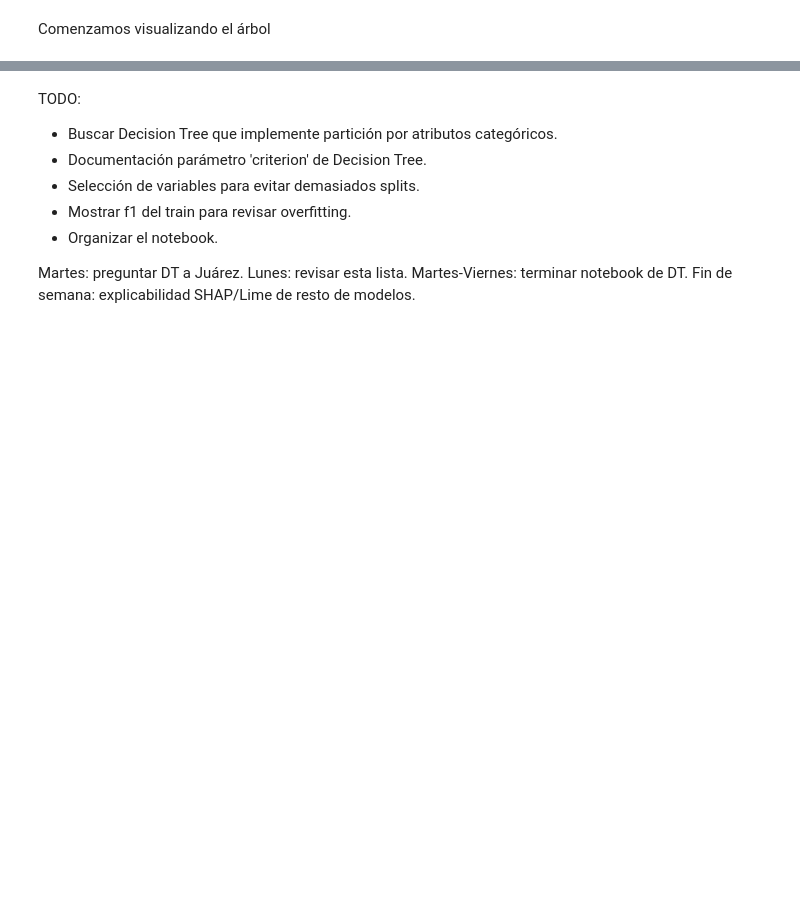
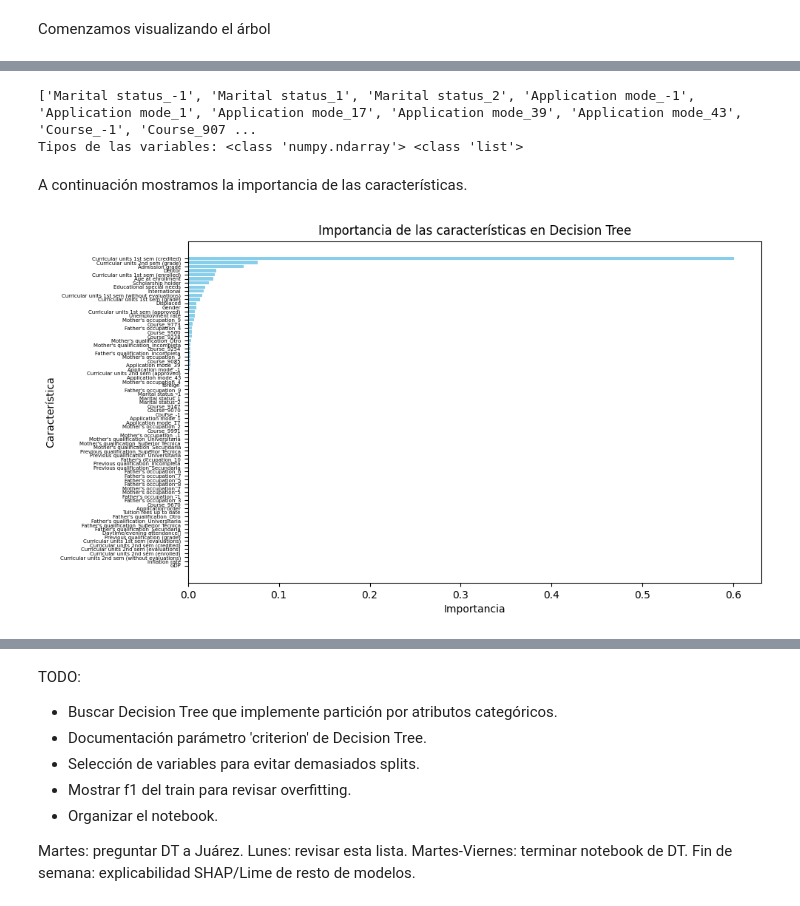
Before and after one commit to JMGO-coding/MLX_academic_performance, a Jupyter notebook: src/eda.ipynb, the cells around one changed output, grey strips where cells are left out. Saved outputs shown, nothing was run; the diff lists cells and outputs as text; code cells hidden in the pictures; blank space fills up the shorter version.

```diff
--- a/src/eda.ipynb
+++ b/src/eda.ipynb
@@ -591,8 +604,29 @@ from supertree import SuperTree
 
 X_transformed = best_model.named_steps['preprocessor'].fit_transform(X_train)
 categorical_features_transformed = best_model.named_steps['preprocessor'].named_transformers_['cat'].get_feature_names_out(categorical_features)
-feature_names_trans = list(categorical_features_transformed) + binary_features
+feature_names_trans = list(categorical_features_transformed) + binary_features + numerical_features
 print(feature_names_trans)
 target_names = ['Dropout', 'Graduate', 'Enrolled']
 
 print('Tipos de las variables:', type(X_transformed), type(feature_names_trans))
+# %% [output]
+['Marital status_-1', 'Marital status_1', 'Marital status_2', 'Application mode_-1', 'Application mode_1', 'Application mode_17', 'Application mode_39', 'Application mode_43', 'Course_-1', 'Course_907 ...
+Tipos de las variables: <class 'numpy.ndarray'> <class 'list'>
+# %% [markdown]
+A continuación mostramos la importancia de las características.
+# %%
+# Obtener la importancia de las características
+feature_importances = pd.DataFrame({'feature': feature_names_trans, 'importance': best_tree.feature_importances_})
+feature_importances = feature_importances.sort_values(by='importance', ascending=False)
+
+# Visualizar las características más importantes en forma de tabla y gráfica
+plt.figure(figsize=(10, 6))
+plt.barh(feature_importances['feature'], feature_importances['importance'], color='skyblue')
+plt.xlabel("Importancia")
+plt.ylabel("Característica")
+plt.yticks(fontsize=5)  # Ajusta el tamaño de la fuente de las etiquetas del eje y
+plt.title("Importancia de las características en Decision Tree")
+plt.gca().invert_yaxis()
+plt.show()
+# %% [output]
+[figure, added]
```
Also changed, not shown: parts of 22 cells of this notebook.
